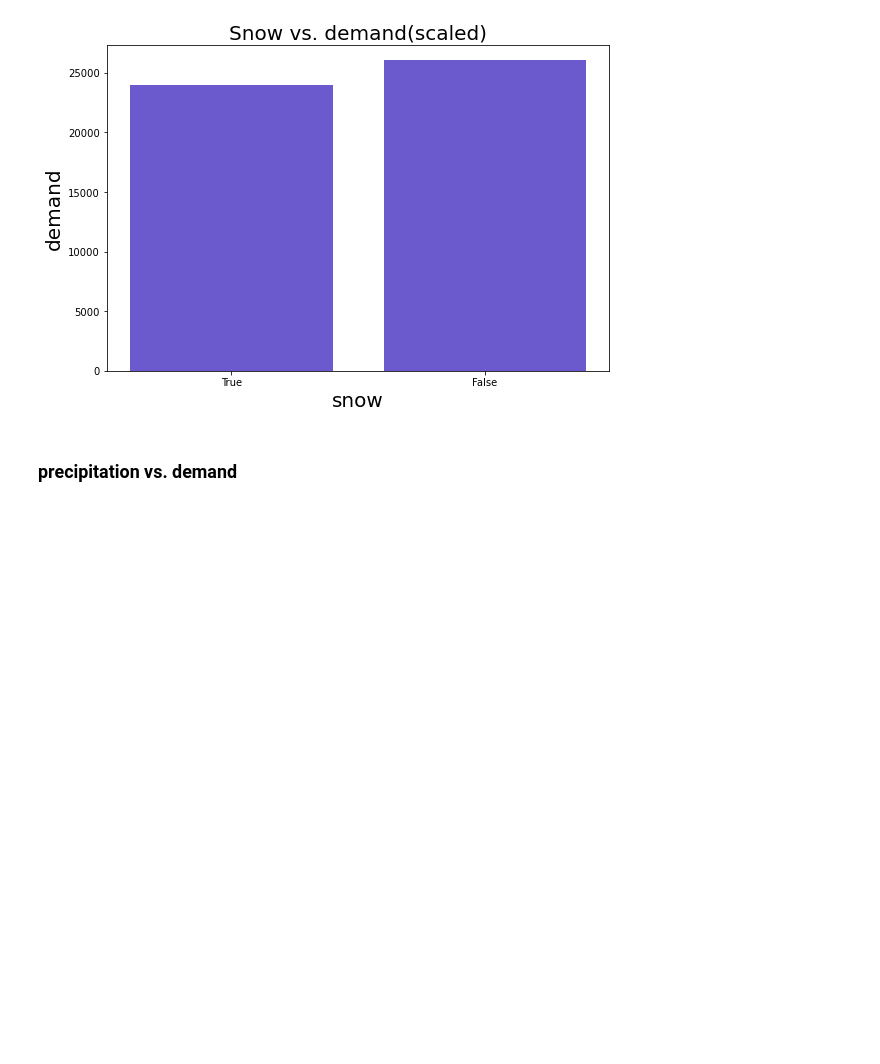
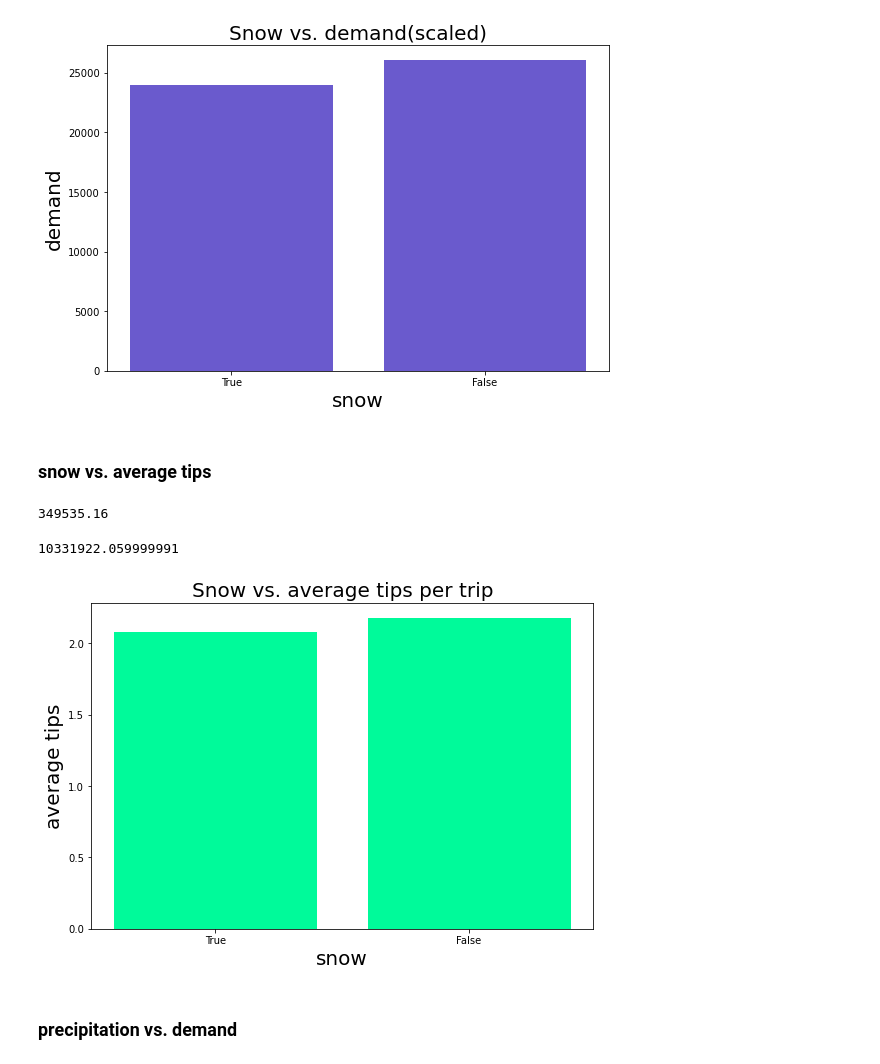
Before and after one commit to miayokka0926/Maximise-New-York-taxi-drivers-profits, a Jupyter notebook: code/full model.ipynb, the cells around one changed output. Saved outputs shown, nothing was run; the diff lists cells and outputs as text; code cells hidden in the pictures; blank space fills up the shorter version.

```diff
--- a/code/full model.ipynb
+++ b/code/full model.ipynb
@@ -290,6 +320,35 @@ plt.savefig("../plots/Snow vs. demand(scaled).png")
 plt.show()
 # %% [output]
 [figure]
+# %% [markdown]
+### snow vs. average tips
+# %%
+snow_pickups = tips_sample[tips_sample['SNOW']>0]['SNOW'].count()
+# %%
+snow_tips = tips_sample[tips_sample['SNOW']>0]['tip_amount'].sum()
+snow_tips
+# %% [output]
+349535.16
+# %%
+un_snow_tips = tips_sample[tips_sample['SNOW']==0]['tip_amount'].sum()
+un_snow_tips
+# %% [output]
+10331922.059999991
+# %%
+x=['True', 'False']
+y=[snow_tips/snow_pickups, un_snow_tips/(total_pickups - snow_pickups)]
+
+fig=plt.figure(figsize=(9,6))
+h = plt.bar(x,y,width=0.8,bottom=None,color = 'mediumspringgreen')
+
+plt.ylabel('average tips', fontsize = 20)
+plt.xlabel('snow', fontsize = 20)
+plt.title('Snow vs. average tips per trip',fontsize = 20)
+plt.savefig("../plots/Snow vs. average tips per trip.png")
+
+plt.show()
+# %% [output]
+[figure, added]
 # %% [markdown]
 ### precipitation vs. demand
 # %%
```
Also changed, not shown: parts of 28 cells of this notebook, 11 other files.
